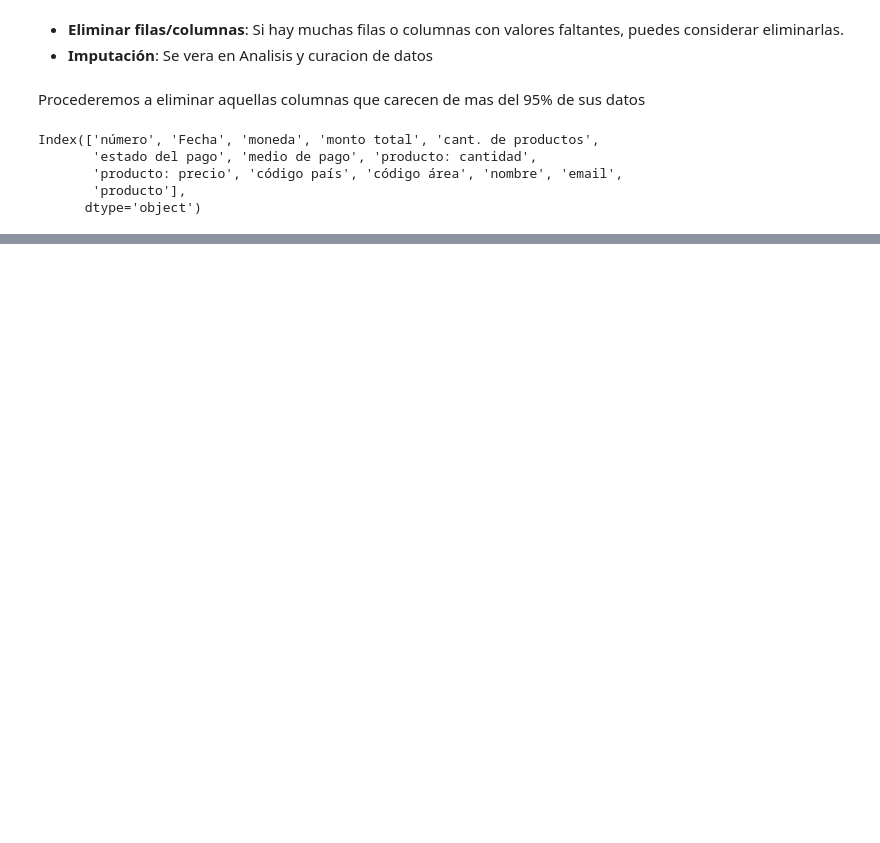
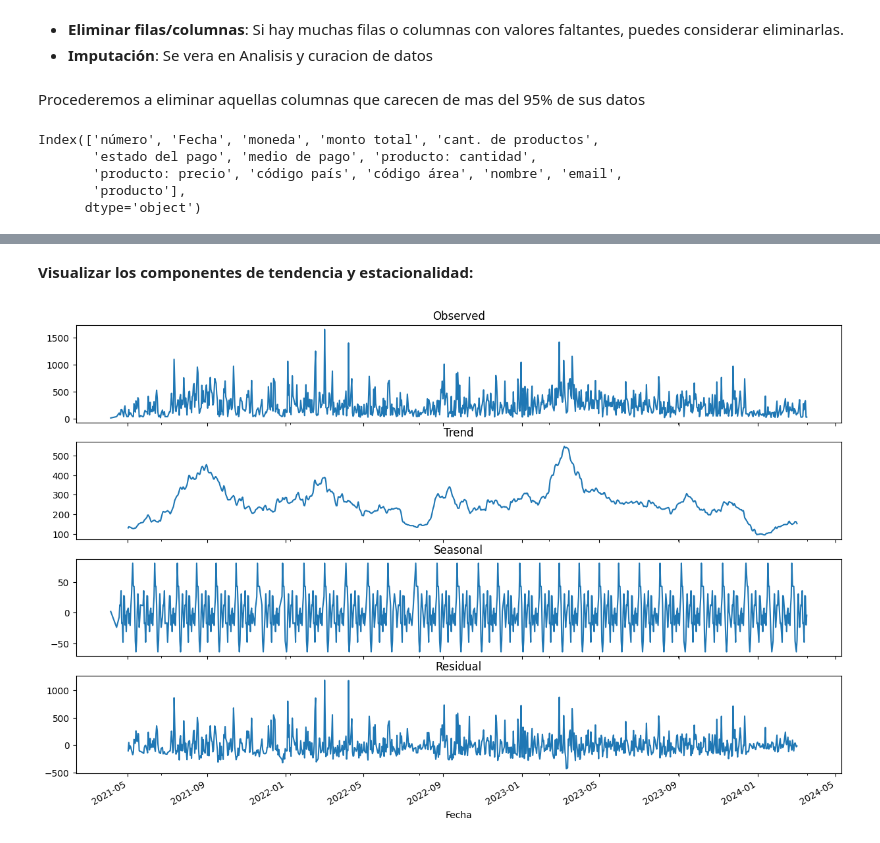
Before and after one commit to jpgomz/mentoria-diplodatos-2024-analisis-cursos-previsionales, a Jupyter notebook: ayvd.ipynb, the cells around one changed output, grey strips where cells are left out. Drawn from its saved outputs; the diff is of its cells as text; code cells hidden in the pictures; blank space fills up the shorter version.

```diff
--- a/ayvd.ipynb
+++ b/ayvd.ipynb
@@ -106,0 +164,18 @@ Index(['número', 'Fecha', 'moneda', 'monto total', 'cant. de productos',
+# %% [markdown]
+**Visualizar los componentes de tendencia y estacionalidad:**
+# %%
+# Convertir el índice a datetime para asegurar compatibilidad
+sales_time_series.index = pd.to_datetime(sales_time_series.index)
+
+# Descomposición de la serie de tiempo
+decomposition = seasonal_decompose(sales_time_series, model='additive', period=30)
+
+# Plot the decomposition
+fig, (ax1, ax2, ax3, ax4) = plt.subplots(4, 1, figsize=(15, 10), sharex=True)
+decomposition.observed.plot(ax=ax1, title='Observed')
+decomposition.trend.plot(ax=ax2, title='Trend')
+decomposition.seasonal.plot(ax=ax3, title='Seasonal')
+decomposition.resid.plot(ax=ax4, title='Residual')
+plt.show()
+# %% [output]
+[figure, added]
```
Also changed, not shown: parts of 14 cells of this notebook.
